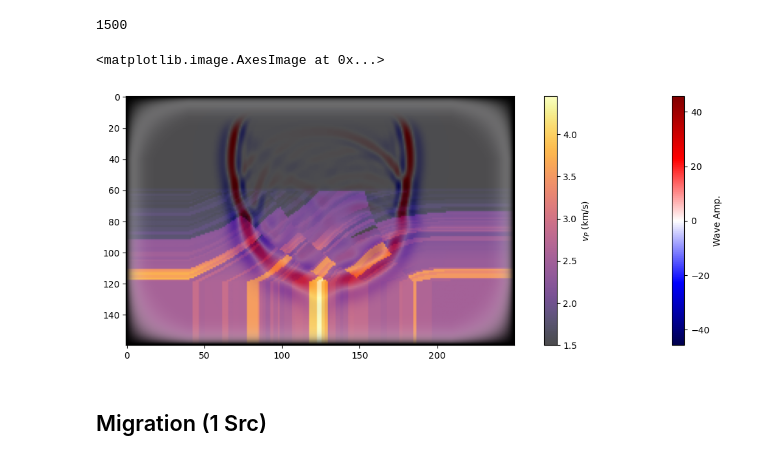
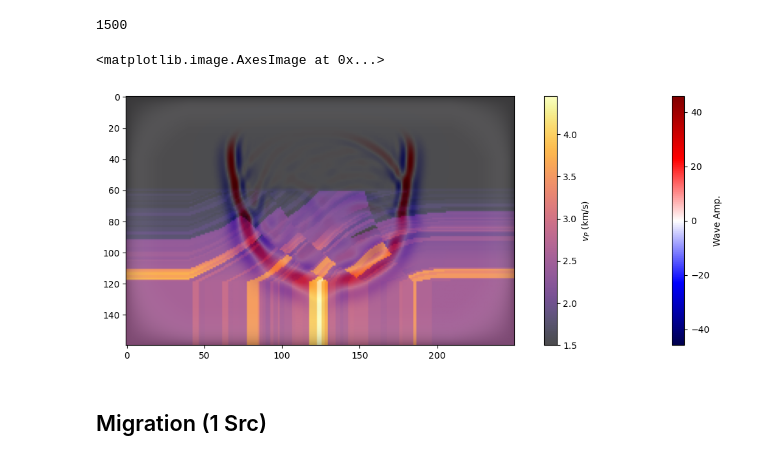
Before and after one commit to alphanumeric-username/geod67-project, a Jupyter notebook: seismic_modeling.ipynb, the cells around one changed output. Cells and saved outputs as stored; diff of their text form; code cells hidden in the pictures.

```diff
--- a/seismic_modeling.ipynb
+++ b/seismic_modeling.ipynb
@@ -114,19 +117,19 @@ ap.nt
 # %%
 idx = 600
 vmax = np.abs(u_history[idx]).max()
 plt.figure(figsize=(15,5))
 plt.imshow(u_history[idx].T - np.median(u_history[idx]), cmap='seismic', vmax=vmax , vmin=-vmax)
 # plt.imshow(u_history[idx].T - u_history[idx-1].T, cmap='seismic', vmax=vmax , vmin=-vmax)
 plt.colorbar(label='Wave Amp.')
 plt.imshow(vp.data.T, cmap='inferno', alpha=0.7, vmin = vp.data.min(), vmax=vp.data.max())
 plt.colorbar(label='$v_P$ (km/s)')
-plt.imshow(1-damp_mask.T, cmap='grey', alpha=damp_mask.T)
+plt.imshow(1-damp_mask.T, cmap='grey', alpha=damp_mask.T/4)
 
 # plt.scatter
 # plt.colorbar(label='$v_P$ (km/s)')
 # %% [output]
 <matplotlib.image.AxesImage at 0x...>
-[figure, old version]
+[figure, new version]
 # %% [markdown]
 ## Migration (1 Src)
 # %%
```
Also changed, not shown: parts of 9 cells of this notebook, 3 other files.
